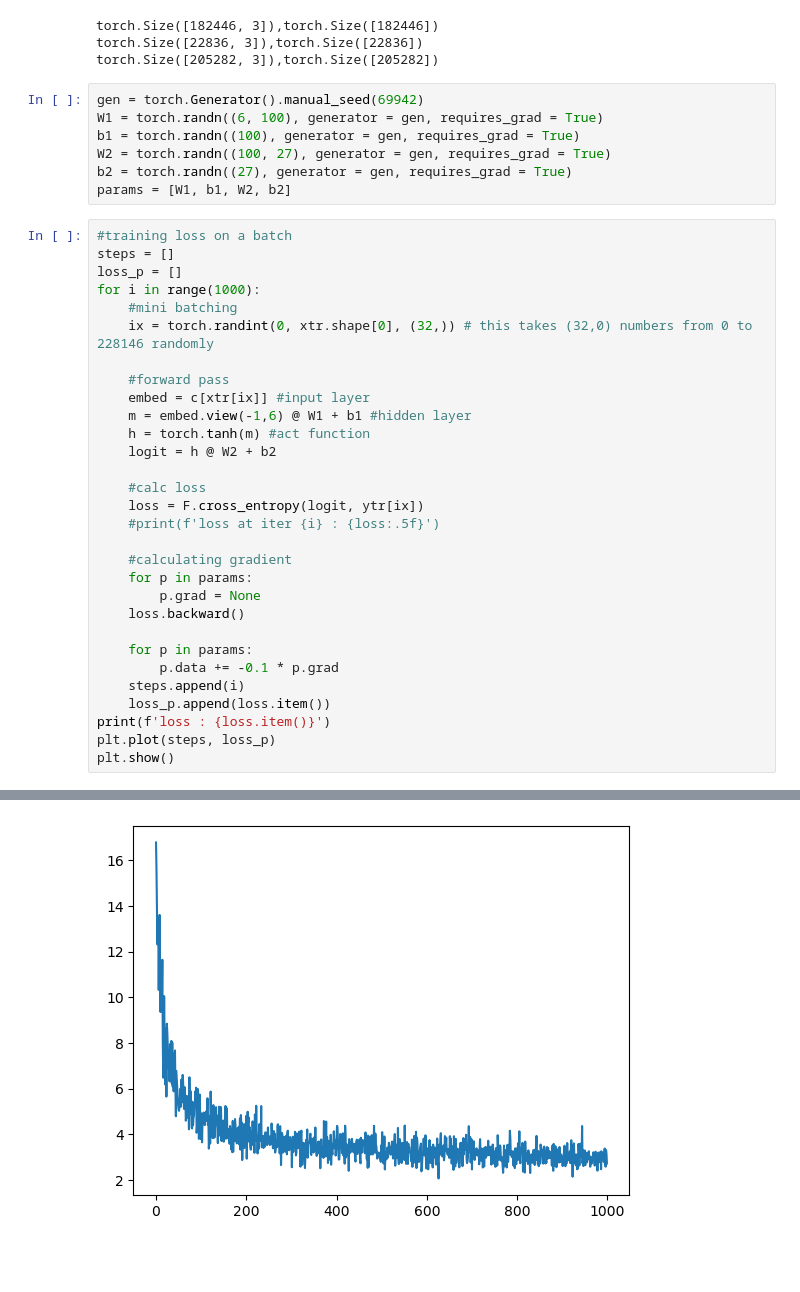
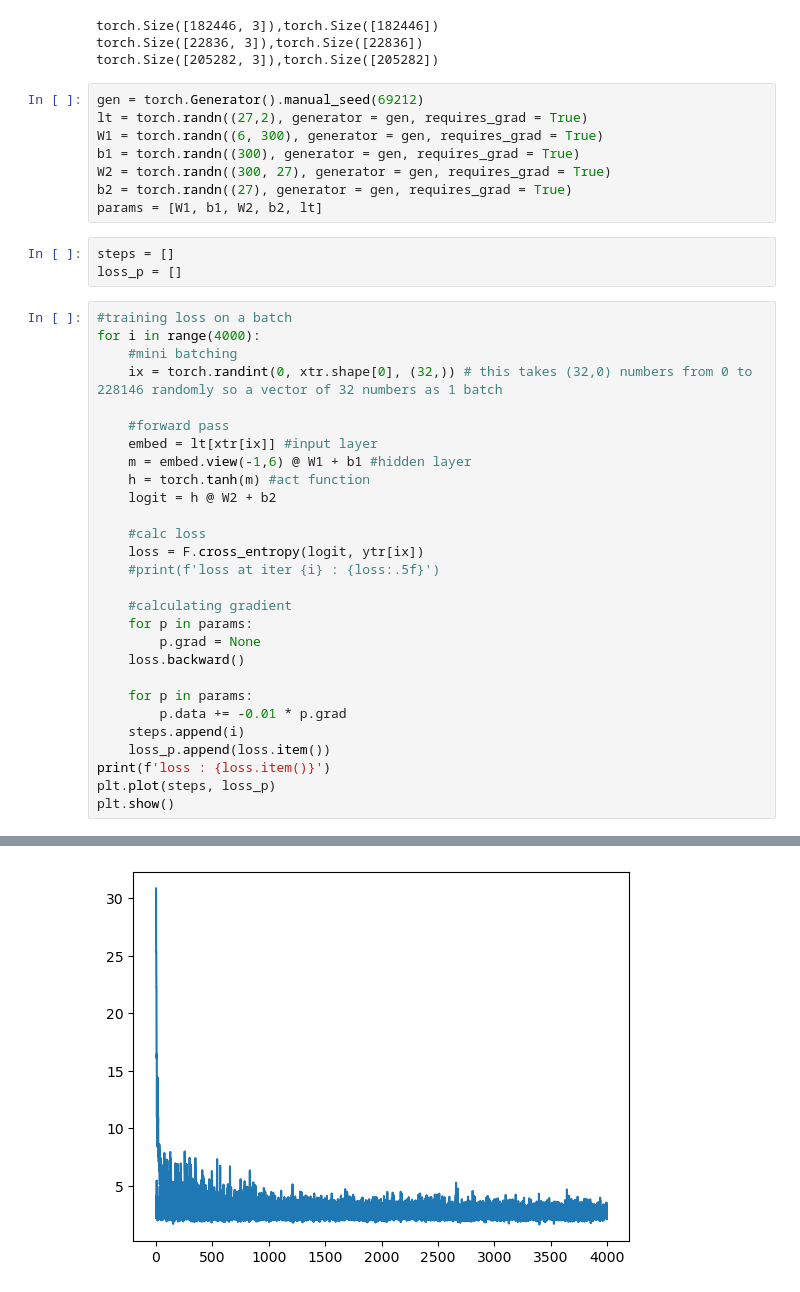
Before and after one commit to Thilipan55/Ngram-model-mathi-yosi, a Jupyter notebook: Bigram-yosi-v2.ipynb, the cells around one changed output, grey strips where cells are left out. Drawn from its saved outputs; the diff is of its cells as text; blank space fills up the shorter version.

Commit message:
increased params, plotted embed table, sampling

```diff
--- a/Bigram-yosi-v2.ipynb
+++ b/Bigram-yosi-v2.ipynb
@@ -427,22 +427,24 @@ torch.Size([182446, 3]),torch.Size([182446])
 torch.Size([22836, 3]),torch.Size([22836])
 torch.Size([205282, 3]),torch.Size([205282])
 # %%
-gen = torch.Generator().manual_seed(69942)
-W1 = torch.randn((6, 100), generator = gen, requires_grad = True)
-b1 = torch.randn((100), generator = gen, requires_grad = True)
-W2 = torch.randn((100, 27), generator = gen, requires_grad = True)
+gen = torch.Generator().manual_seed(69212)
+lt = torch.randn((27,2), generator = gen, requires_grad = True)
+W1 = torch.randn((6, 300), generator = gen, requires_grad = True)
+b1 = torch.randn((300), generator = gen, requires_grad = True)
+W2 = torch.randn((300, 27), generator = gen, requires_grad = True)
 b2 = torch.randn((27), generator = gen, requires_grad = True)
-params = [W1, b1, W2, b2]
+params = [W1, b1, W2, b2, lt]
+# %%
+steps = []
+loss_p = []
 # %%
 #training loss on a batch
-steps = []
-loss_p = []
-for i in range(1000):
+for i in range(4000):
     #mini batching
-    ix = torch.randint(0, xtr.shape[0], (32,)) # this takes (32,0) numbers from 0 to 228146 randomly
+    ix = torch.randint(0, xtr.shape[0], (32,)) # this takes (32,0) numbers from 0 to 228146 randomly so a vector of 32 numbers as 1 batch
 
     #forward pass
-    embed = c[xtr[ix]] #input layer
+    embed = lt[xtr[ix]] #input layer
     m = embed.view(-1,6) @ W1 + b1 #hidden layer
     h = torch.tanh(m) #act function
     logit = h @ W2 + b2
@@ -457,7 +459,7 @@ for i in range(1000):
     loss.backward()
 
     for p in params:
-        p.data += -0.1 * p.grad
+        p.data += -0.01 * p.grad
     steps.append(i)
     loss_p.append(loss.item())
 print(f'loss : {loss.item()}')
@@ -468,3 +470,3 @@ loss : 2.72139573097229
-[figure, old version]
+[figure, new version]
 # %%
 #validation loss
```
Also changed, not shown: parts of 20 cells of this notebook.
